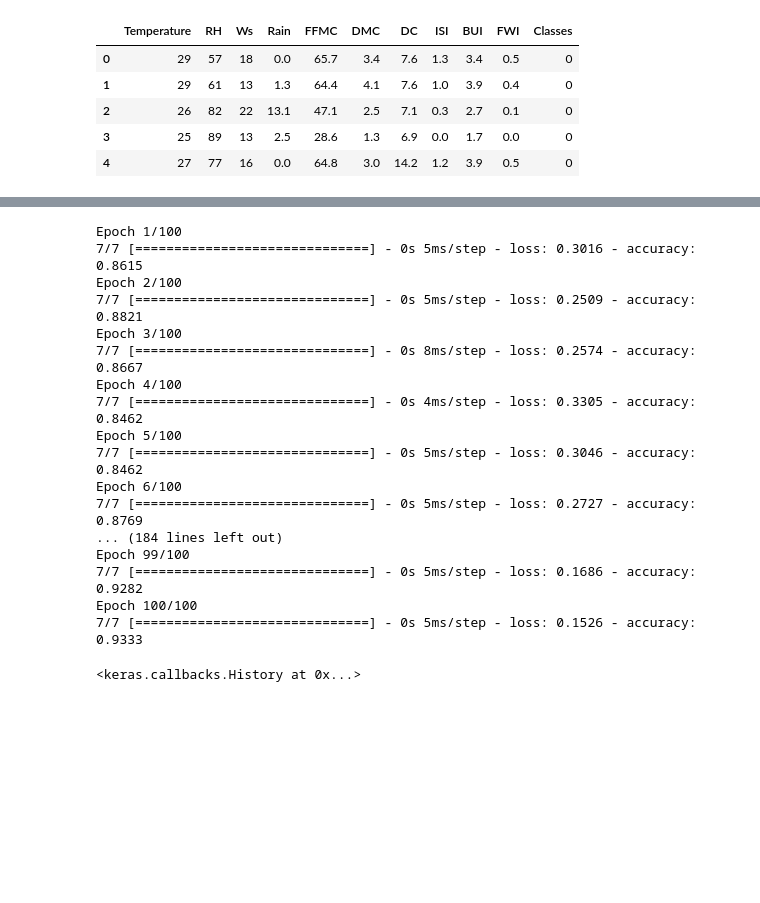
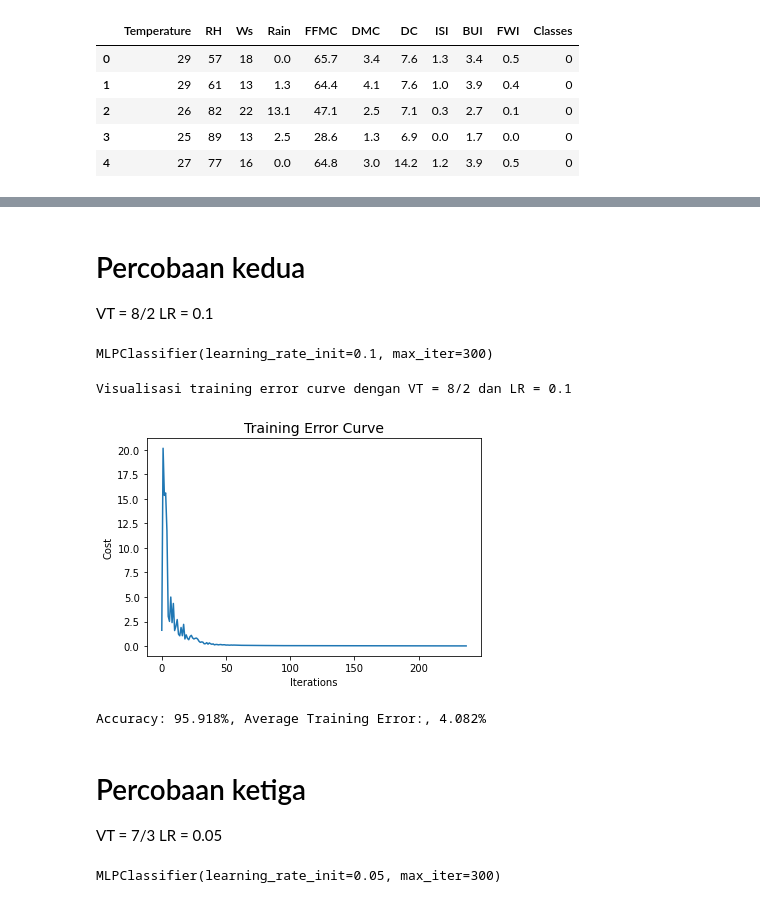
Before and after one commit to farhanalmoza/semester4, a Jupyter notebook: KCB/Final Project/tugas2/klasifikasi_aff.ipynb, the cells around one changed output, grey strips where cells are left out. Saved outputs shown, nothing was run; the diff lists cells and outputs as text; code cells hidden in the pictures; blank space fills up the shorter version.

```diff
--- a/KCB/Final Project/tugas2/klasifikasi_aff.ipynb
+++ b/KCB/Final Project/tugas2/klasifikasi_aff.ipynb
@@ -113,21 +107,8 @@ model.compile(optimizer='sgd',
-# %%
-model.fit(X_train, y_train, epochs=100)
-# %% [output]
-Epoch 1/100
-7/7 [==============================] - 0s 5ms/step - loss: 0.3016 - accuracy: 0.8615
-Epoch 2/100
-7/7 [==============================] - 0s 5ms/step - loss: 0.2509 - accuracy: 0.8821
-Epoch 3/100
-7/7 [==============================] - 0s 8ms/step - loss: 0.2574 - accuracy: 0.8667
-Epoch 4/100
-7/7 [==============================] - 0s 4ms/step - loss: 0.3305 - accuracy: 0.8462
-Epoch 5/100
-7/7 [==============================] - 0s 5ms/step - loss: 0.3046 - accuracy: 0.8462
-Epoch 6/100
-7/7 [==============================] - 0s 5ms/step - loss: 0.2727 - accuracy: 0.8769
-... (184 lines left out)
-Epoch 99/100
-7/7 [==============================] - 0s 5ms/step - loss: 0.1686 - accuracy: 0.9282
-Epoch 100/100
-7/7 [==============================] - 0s 5ms/step - loss: 0.1526 - accuracy: 0.9333
-<keras.callbacks.History at 0x...>
+# %% [markdown]
+# Percobaan kedua
+VT = 8/2
+LR = 0.1
+# %%
+clf2.fit(X_train1, y_train1)
+# %% [output]
+MLPClassifier(learning_rate_init=0.1, max_iter=300)
@@ -133,0 +119,21 @@ Epoch 100/100
+# %%
+# Visualisasi
+print("Visualisasi training error curve dengan VT = 8/2 dan LR = 0.1")
+plt.plot(clf2.loss_curve_)
+plt.title("Training Error Curve", fontsize=14)
+plt.xlabel('Iterations')
+plt.ylabel('Cost')
+plt.show()
+print(f"Accuracy: {(accuracy2*100):.3f}%, Average Training Error:, {(error2*100):.3f}%")
+# %% [output]
+Visualisasi training error curve dengan VT = 8/2 dan LR = 0.1
+[figure, added]
+Accuracy: 95.918%, Average Training Error:, 4.082%
+# %% [markdown]
+# Percobaan ketiga
+VT = 7/3
+LR = 0.05
+# %%
+clf1.fit(X_train2, y_train2)
+# %% [output]
+MLPClassifier(learning_rate_init=0.05, max_iter=300)
```
Also changed, not shown: parts of 21 cells of this notebook, 4 other files.
